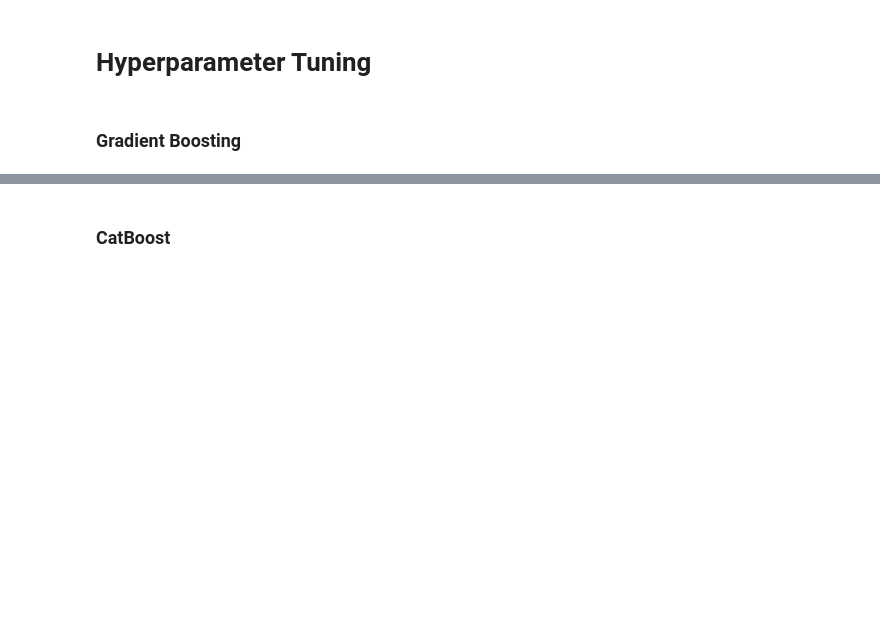
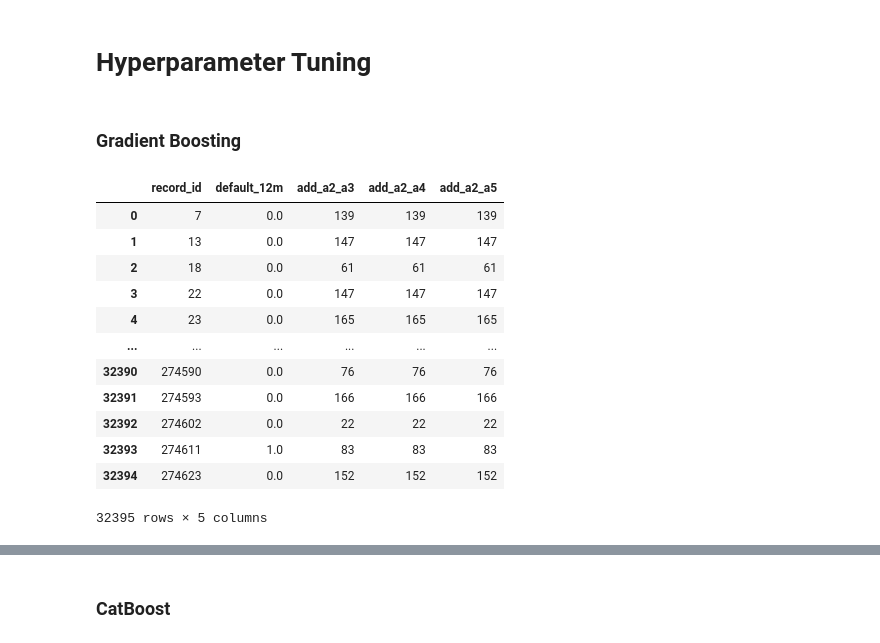
Before and after one commit to NickLitwinow/JuniorRiskDSHomework, a Jupyter notebook: skl.ipynb, the cells around one changed output, grey strips where cells are left out. Drawn from its saved outputs; the diff is of its cells as text; code cells hidden in the pictures; blank space fills up the shorter version.

```diff
--- a/skl.ipynb
+++ b/skl.ipynb
@@ -158,0 +169,11 @@ df['ul_staff_range'] = encoder.fit_transform(df['ul_staff_range'], df['record_id
+# %%
+a_1 = df['bus_age']
+a_2 = df['ogrn_age']
+a_3 = df['adr_actual_age']
+a_4 = df['head_actual_age']
+a_5 = df['cap_actual_age']
+ul_1 = df['ul_staff_range']
+ul_2 = df['ul_capital_sum']
+ul_3 = df['ul_founders_cnt']
+ul_4 = df['ul_branch_cnt']
+ul_5 = df['ul_strategic_flg']
@@ -162,10 +403,6 @@ test_df = df.iloc[-200:,:]
 train_df = df.iloc[:-200, :]
 # Just for my convenience
 test_record_id = test_df['record_id']
-# %%
-# Dropping NaN columns
-train_df = train_df.dropna(axis=1)
-test_id = test_df.dropna(axis=1)
 # %% [markdown]
 ### Feature Selection
 # %%
@@ -184,8 +421,11 @@ def select_features(X_train, y_train, X_test):
 X_train_fs, X_test_fs, fs = select_features(X_train, y_train, X_test)
 
 # Feature Scores
+features = ['record_id']
 for i in range(len(fs.scores_)):
 	print('Feature %d: %f' % (i, fs.scores_[i]))
+	if fs.scores_[i] > 350:
+		features.append(df.columns[i])
 # %% [output]
 Feature 0: 0.351080
 Feature 1: 258.116178
@@ -202,6 +446,0 @@ Feature 11: inf
-# %%
-# Chosen features
-features = ['record_id','bus_age','ogrn_age','adr_actual_age', 'head_actual_age','cap_actual_age','default_12m']
-
-train_df = train_df[features]
-test_df = test_df[features]
@@ -209,6 +471,22 @@ test_df = test_df[features]
 # Hyperparameter Tuning
 # %% [markdown]
 ### Gradient Boosting
+# %%
+train_df
+# %% [output]
+|  | record_id | default_12m | add_a2_a3 | add_a2_a4 | add_a2_a5 |
+| 0 | 7 | 0.0 | 139 | 139 | 139 |
+| 1 | 13 | 0.0 | 147 | 147 | 147 |
+| 2 | 18 | 0.0 | 61 | 61 | 61 |
+| 3 | 22 | 0.0 | 147 | 147 | 147 |
+| 4 | 23 | 0.0 | 165 | 165 | 165 |
+| ... | ... | ... | ... | ... | ... |
+| 32390 | 274590 | 0.0 | 76 | 76 | 76 |
+| 32391 | 274593 | 0.0 | 166 | 166 | 166 |
+| 32392 | 274602 | 0.0 | 22 | 22 | 22 |
+| 32393 | 274611 | 1.0 | 83 | 83 | 83 |
+| 32394 | 274623 | 0.0 | 152 | 152 | 152 |
+32395 rows × 5 columns
 # %%
 # Chosen Parameters for Gradient Boosting Classifier
 learning_rate = [x for x in np.linspace(0.01, 1, 10)]
```
Also changed, not shown: parts of 23 cells of this notebook, 13 other files.
